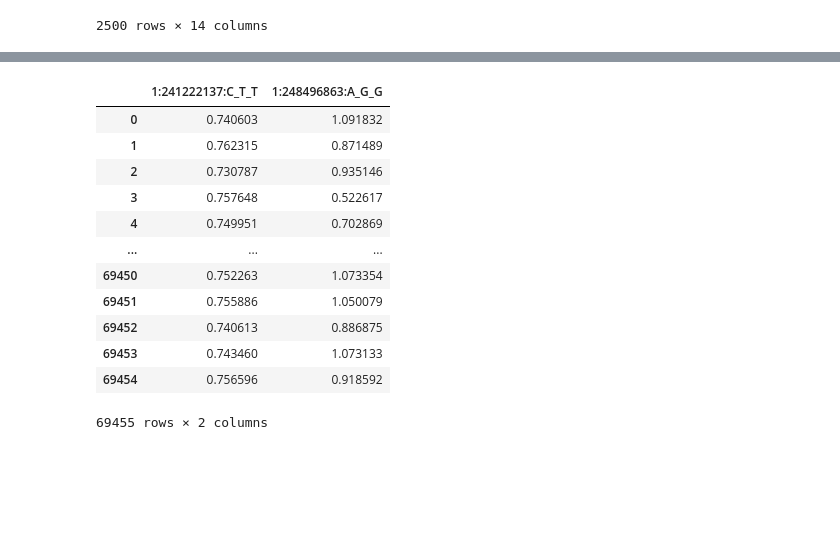
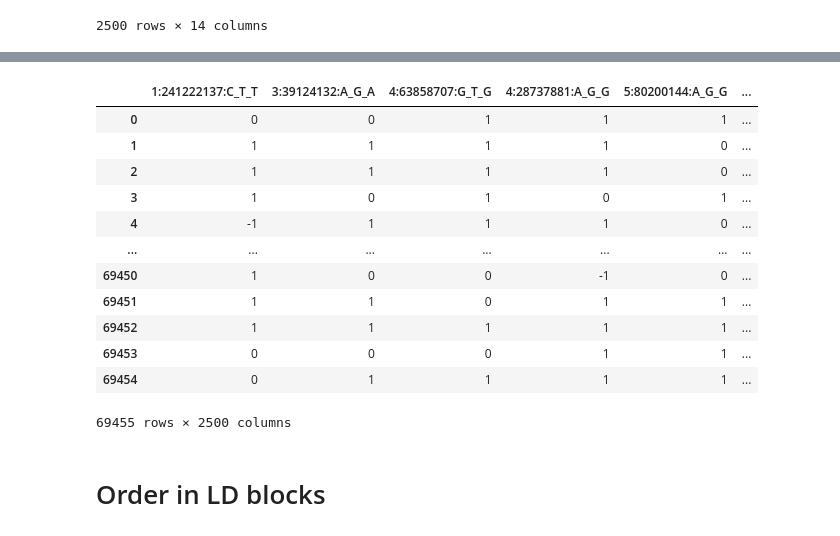
Before and after one commit to mat2m10/chasm, a Jupyter notebook: notebooks/pipeline 2.0/Extract SNPs from sumstat.ipynb, the cells around one changed output, grey strips where cells are left out. Drawn from its saved outputs; the diff is of its cells as text; code cells hidden in the pictures; blank space fills up the shorter version.

```diff
--- a/notebooks/pipeline 2.0/Extract SNPs from sumstat.ipynb
+++ b/notebooks/pipeline 2.0/Extract SNPs from sumstat.ipynb
@@ -210,17 +200,2 @@ concat_geno
-# %%
-concat_maf = pd.concat(mafs, axis=1)
-concat_maf
-# %% [output]
-|  | 1:241222137:C_T_T | 1:248496863:A_G_G |
-| 0 | 0.740603 | 1.091832 |
-| 1 | 0.762315 | 0.871489 |
-| 2 | 0.730787 | 0.935146 |
-| 3 | 0.757648 | 0.522617 |
-| 4 | 0.749951 | 0.702869 |
-| ... | ... | ... |
-| 69450 | 0.752263 | 1.073354 |
-| 69451 | 0.755886 | 1.050079 |
-| 69452 | 0.740613 | 0.886875 |
-| 69453 | 0.743460 | 1.073133 |
-| 69454 | 0.756596 | 0.918592 |
-69455 rows × 2 columns
+# %%
+combined_geno = pd.concat(genos, axis=1)
@@ -226,0 +204,18 @@ concat_maf
+# %%
+combined_geno
+# %% [output]
+|  | 1:241222137:C_T_T | 3:39124132:A_G_A | 4:63858707:G_T_G | 4:28737881:A_G_G | 5:80200144:A_G_G | ... |
+| 0 | 0 | 0 | 1 | 1 | 1 | ... |
+| 1 | 1 | 1 | 1 | 1 | 0 | ... |
+| 2 | 1 | 1 | 1 | 1 | 0 | ... |
+| 3 | 1 | 0 | 1 | 0 | 1 | ... |
+| 4 | -1 | 1 | 1 | 1 | 0 | ... |
+| ... | ... | ... | ... | ... | ... | ... |
+| 69450 | 1 | 0 | 0 | -1 | 0 | ... |
+| 69451 | 1 | 1 | 0 | 1 | 1 | ... |
+| 69452 | 1 | 1 | 1 | 1 | 1 | ... |
+| 69453 | 0 | 0 | 0 | 1 | 1 | ... |
+| 69454 | 0 | 1 | 1 | 1 | 1 | ... |
+69455 rows × 2500 columns
+# %% [markdown]
+# Order in LD blocks
```
Also changed, not shown: parts of 6 cells of this notebook.
